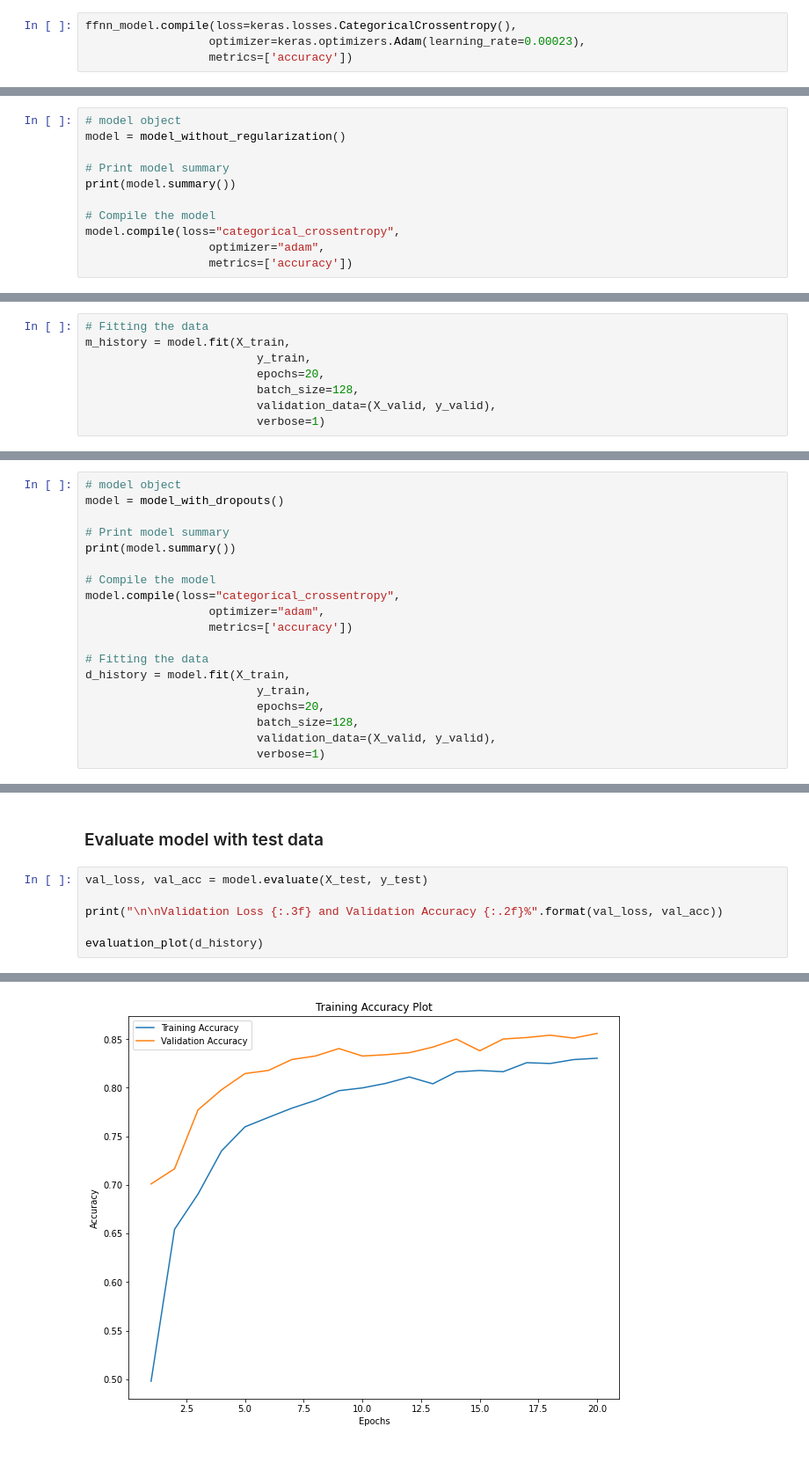
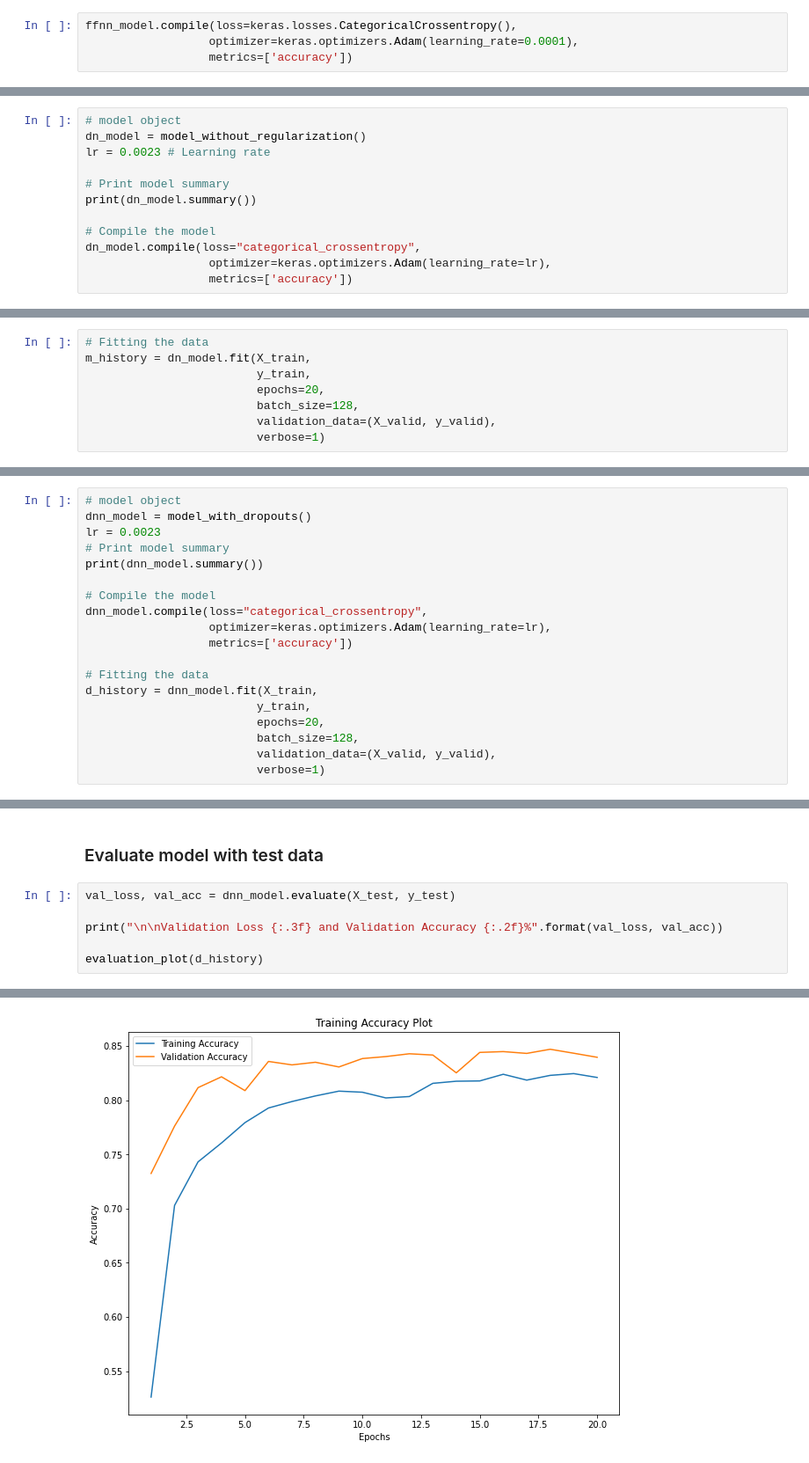
Before and after one commit to Data-Citadel/DeepLearning-Assignment1, a Jupyter notebook: DL_Assignment_PS5_Vision.ipynb, the cells around one changed output, grey strips where cells are left out. Shown at 88% size. Cells and saved outputs as stored; diff of their text form.

```diff
--- a/DL_Assignment_PS5_Vision.ipynb
+++ b/DL_Assignment_PS5_Vision.ipynb
@@ -155,7 +161,7 @@ The model is compiled with the following parameters
 3. Metrics - Accuracy
 # %%
 ffnn_model.compile(loss=keras.losses.CategoricalCrossentropy(),
-                  optimizer=keras.optimizers.Adam(learning_rate=0.00023),
+                  optimizer=keras.optimizers.Adam(learning_rate=0.0001),
                   metrics=['accuracy'])
 # %% [markdown]
 ## 6. Train Model
@@ -314,13 +326,14 @@ def model_without_regularization():
   return model
 # %%
 # model object
-model = model_without_regularization()
+dn_model = model_without_regularization()
+lr = 0.0023 # Learning rate
 
 # Print model summary
-print(model.summary())
+print(dn_model.summary())
 
 # Compile the model
-model.compile(loss="categorical_crossentropy",
-                  optimizer="adam",
+dn_model.compile(loss="categorical_crossentropy",
+                  optimizer=keras.optimizers.Adam(learning_rate=lr),
                   metrics=['accuracy'])
 # %% [output]
@@ -343,7 +356,7 @@ _________________________________________________________________
 None
 # %%
 # Fitting the data
-m_history = model.fit(X_train,
+m_history = dn_model.fit(X_train,
                          y_train,
                          epochs=20,
                          batch_size=128,
@@ -408,18 +442,18 @@ def model_with_dropouts():
   return model
 # %%
 # model object
-model = model_with_dropouts()
-
+dnn_model = model_with_dropouts()
+lr = 0.0023
 # Print model summary
-print(model.summary())
+print(dnn_model.summary())
 
 # Compile the model
-model.compile(loss="categorical_crossentropy",
-                  optimizer="adam",
+dnn_model.compile(loss="categorical_crossentropy",
+                  optimizer=keras.optimizers.Adam(learning_rate=lr),
                   metrics=['accuracy'])
 
 # Fitting the data
-d_history = model.fit(X_train,
+d_history = dnn_model.fit(X_train,
                          y_train,
                          epochs=20,
                          batch_size=128,
@@ -448,7 +480,7 @@ Validation Loss 0.417 and Validation Accuracy 0.86%
 # %% [markdown]
 ### Evaluate model with test data
 # %%
-val_loss, val_acc = model.evaluate(X_test, y_test)
+val_loss, val_acc = dnn_model.evaluate(X_test, y_test)
 
 print("\n\nValidation Loss {:.3f} and Validation Accuracy {:.2f}%".format(val_loss, val_acc))
 
@@ -461 +493 @@ Validation Loss 0.439 and Validation Accuracy 0.85%
-[figure, old version]
+[figure, new version]
```
Also changed, not shown: parts of 26 cells of this notebook.
